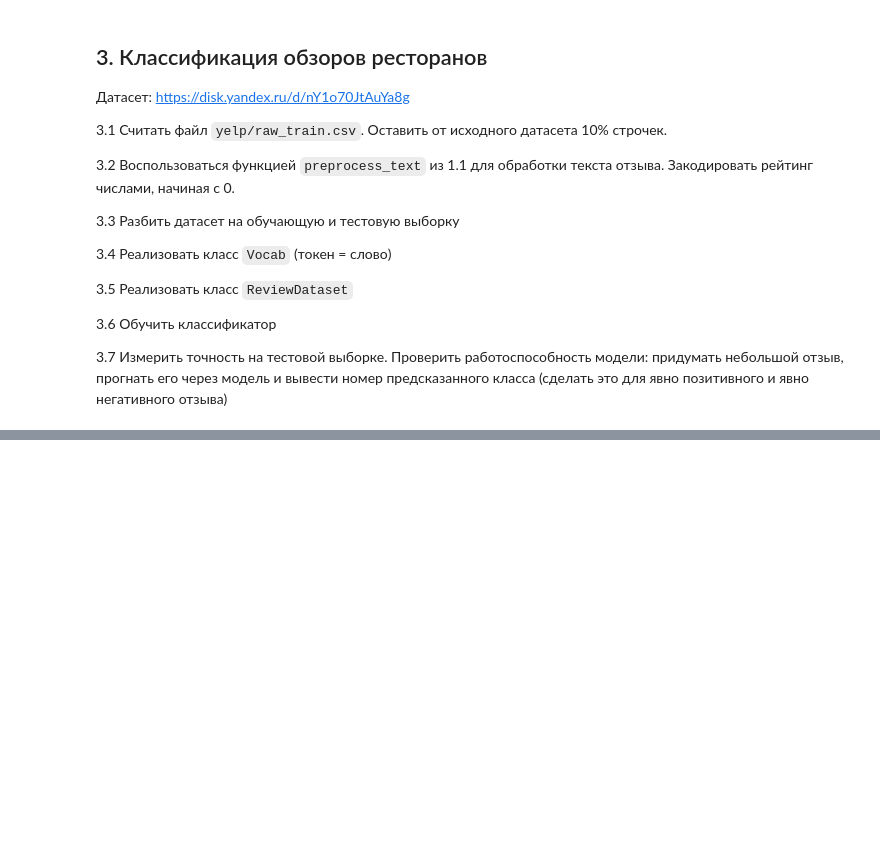
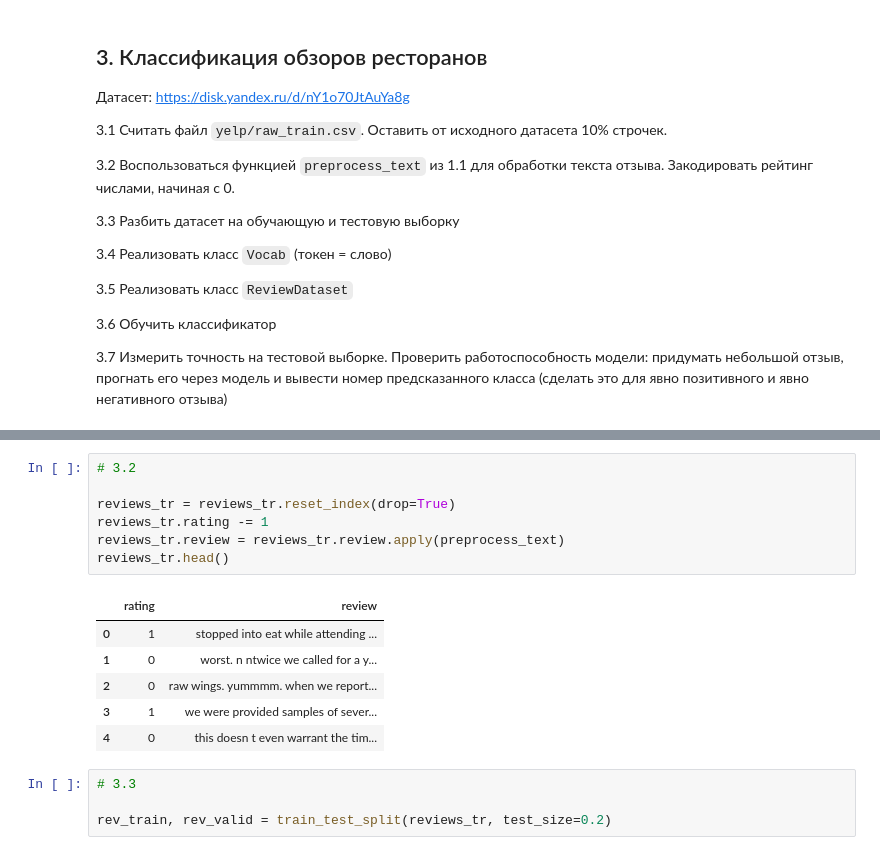
Before and after one commit to vktrbr/tadimo_2_sem, a Jupyter notebook: 05_NLP_1_intro.ipynb, the cells around one changed output, grey strips where cells are left out. Saved outputs shown, nothing was run; the diff lists cells and outputs as text; blank space fills up the shorter version.

```diff
--- a/05_NLP_1_intro.ipynb
+++ b/05_NLP_1_intro.ipynb
@@ -268,0 +371,18 @@ class Vocab:
+# %%
+# 3.2
+
+reviews_tr = reviews_tr.reset_index(drop=True)
+reviews_tr.rating -= 1
+reviews_tr.review = reviews_tr.review.apply(preprocess_text)
+reviews_tr.head()
+# %% [output]
+|  | rating | review |
+| 0 | 1 | stopped into eat while attending ... |
+| 1 | 0 | worst. n ntwice we called for a y... |
+| 2 | 0 | raw wings. yummmm. when we report... |
+| 3 | 1 | we were provided samples of sever... |
+| 4 | 0 | this doesn t even warrant the tim... |
+# %%
+# 3.3
+
+rev_train, rev_valid = train_test_split(reviews_tr, test_size=0.2)
```
Also changed, not shown: parts of 33 cells of this notebook.
